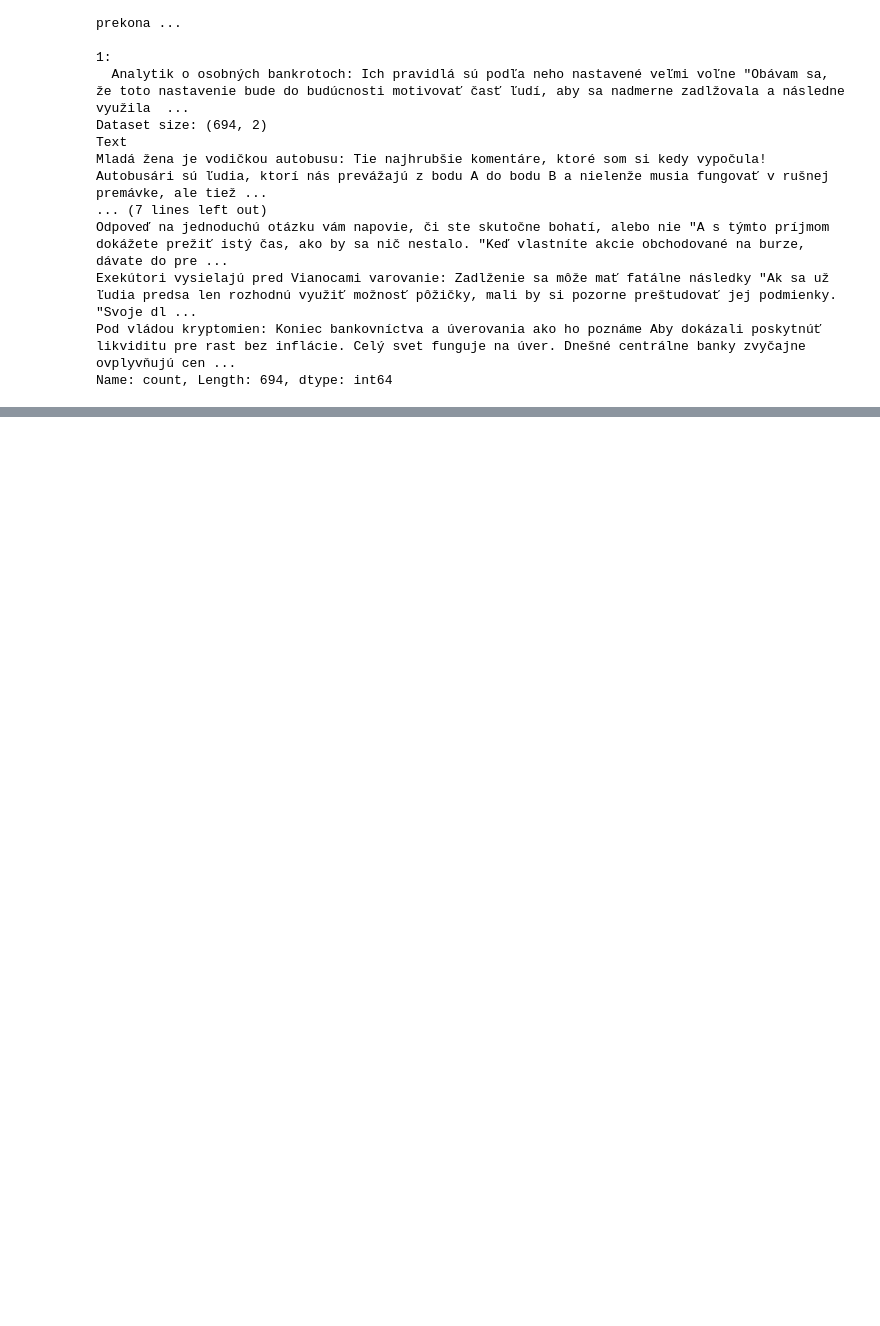
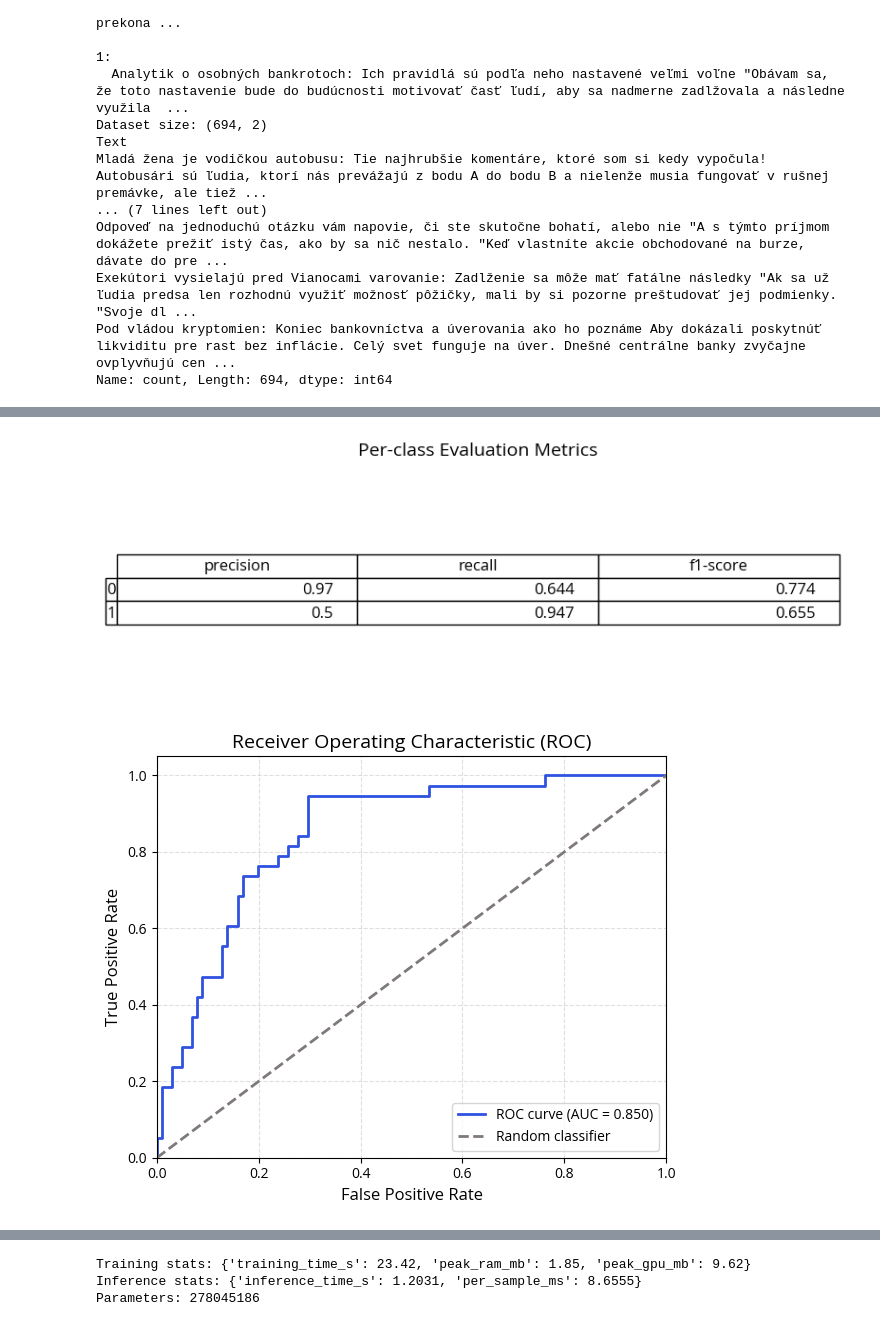
Before and after one commit to kubanova-z/Bachelors-thesis, a Jupyter notebook: comparison.ipynb, the cells around one changed output, grey strips where cells are left out. Drawn from its saved outputs; the diff is of its cells as text; code cells hidden in the pictures; blank space fills up the shorter version.

```diff
--- a/comparison.ipynb
+++ b/comparison.ipynb
@@ -360 +358,75 @@ Inference stats: {'inference_time_s': 1.3909, 'per_sample_ms': 10.0062}
 Parameters: 124646402
+# %%
+# Roberta XML
+from sklearn.calibration import LabelEncoder
+from sklearn.calibration import LabelEncoder
+from sklearn.model_selection import train_test_split
+from transformers import AutoModelForSequenceClassification
+from src.preprocess import clean_text
+from src.LM.lm_roberta_xml import model as roberta_model, tokenizer
+from src.LM.lm_roberta_xml import train_model as train_roberta, evaluate_model, create_dataloaders, get_class_weights
+
+
+
+df = load_data("/home/xkubanova_126831/bakalarka/nbs_binary/data/ekosentiment_titles_binary.csv")
+df['Text'] = df['Text'].apply(clean_text)
+
+le = LabelEncoder()
+df['Category_encoded'] = le.fit_transform(df['Category'])
+
+# ulozenie katagorii
+target_names = le.classes_.tolist()
+
+print("Target names:", target_names)
+print("Label distribution:")
+print(df["Category_encoded"].value_counts())
+
+
+X_train_text, X_test_text, y_train_encoded, y_test_encoded = train_test_split(
+    df['Text'].tolist(),
+    df['Category_encoded'].tolist(),
+    test_size=0.2,
+    random_state=42,
+    stratify=df['Category_encoded']
+)
+print("Train size:", len(X_train_text))
+print("Test size:", len(X_test_text))
+
+train_loader, test_loader = create_dataloaders(X_train_text, y_train_encoded, X_test_text, y_test_encoded)
+class_weights = get_class_weights(y_train_encoded, device)
+
+
+
+def init_fresh_roberta():
+    fresh_model = AutoModelForSequenceClassification.from_pretrained(
+        "xlm-roberta-base",
+        num_labels=2
+    ).to(device)
+    # reapply layer freezing
+    for name, param in fresh_model.named_parameters():
+        if name.startswith("bert.embeddings") or name.startswith("bert.encoder.layer.0"):
+            param.requires_grad = False
+    return fresh_model
+
+
+roberta_result, roberta_train_stats = training_benchmark(
+    lambda: train_roberta(
+        init_fresh_roberta(), train_loader,
+        epochs=6,
+        lr=2e-5,
+        use_focal_loss=True,
+        class_weights=class_weights
+    )
+)
+roberta_trained = roberta_result
+
+_, roberta_inf_stats = inference_benchmark(
+    lambda X: evaluate_model(roberta_trained, test_loader, label_names=target_names),
+    X_test_text
+)
+
+_, roberta_trainable_params = count_parameters(roberta_trained)
+print('\nTraining stats:', roberta_train_stats)
+print('Inference stats:', roberta_inf_stats)
+print('Parameters:', roberta_trainable_params)
+# %% [output]
@@ -360,0 +475,2 @@ Parameters: 124646402
+[figure, added]
+[figure, added]
@@ -361,3 +478,6 @@ Parameters: 124646402
+Training stats: {'training_time_s': 23.42, 'peak_ram_mb': 1.85, 'peak_gpu_mb': 9.62}
+Inference stats: {'inference_time_s': 1.2031, 'per_sample_ms': 8.6555}
+Parameters: 278045186
 # %%
 # fill in macro_f1 values from your classification reports
 
```
Also changed, not shown: parts of 10 cells of this notebook, 21 other files.
